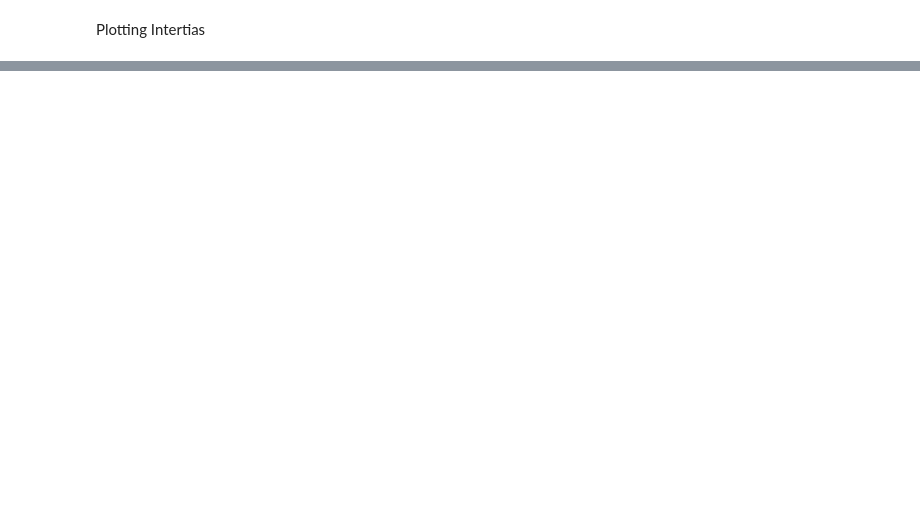
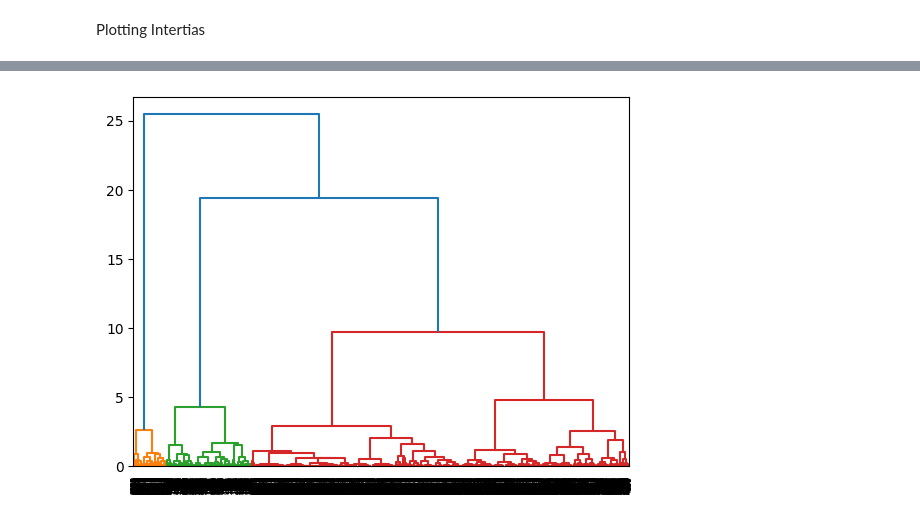
Before and after one commit to hikmetguner/exoplanet-habitability, a Jupyter notebook: dscp.ipynb, the cells around one changed output, grey strips where cells are left out. Saved outputs shown, nothing was run; the diff lists cells and outputs as text; code cells hidden in the pictures; blank space fills up the shorter version.

```diff
--- a/dscp.ipynb
+++ b/dscp.ipynb
@@ -565,0 +609,5 @@ plt.show()
+# %%
+pca_num_components = 2
+
+reduced_data = PCA(n_components=pca_num_components).fit_transform(df)
+results = pd.DataFrame(reduced_data,columns=['pca1','pca2'],index = df.index)
@@ -565,0 +623,7 @@ plt.show()
+# %%
+kmeans = KMeans(n_clusters=3) #n_init="auto" ne yapıyor tam olarak bak!!!
+kmeans.fit(results)
+y = kmeans.predict(results)
+# %%
+results['Clusters'] = y #put clusters inside dataframe as a column
+results.head()
@@ -565,0 +676,9 @@ plt.show()
+# %%
+data = list(zip(results["pca1"], results["pca2"]))
+
+linkage_data = linkage(data, method='ward', metric='euclidean')
+dendrogram(linkage_data)
+
+plt.show()
+# %% [output]
+[figure, added]
```
Also changed, not shown: parts of 31 cells of this notebook.
